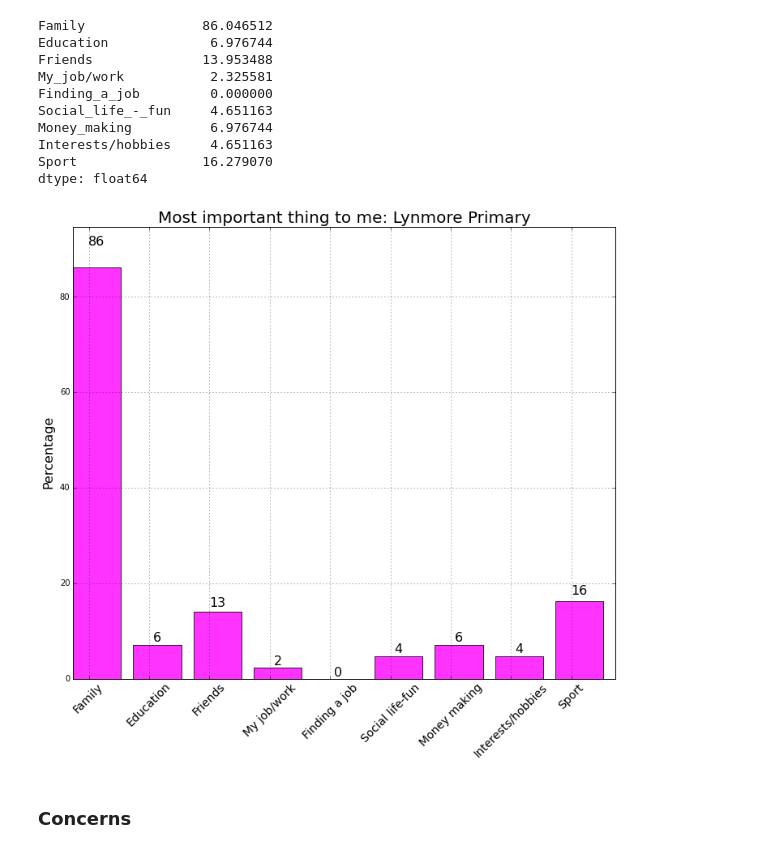
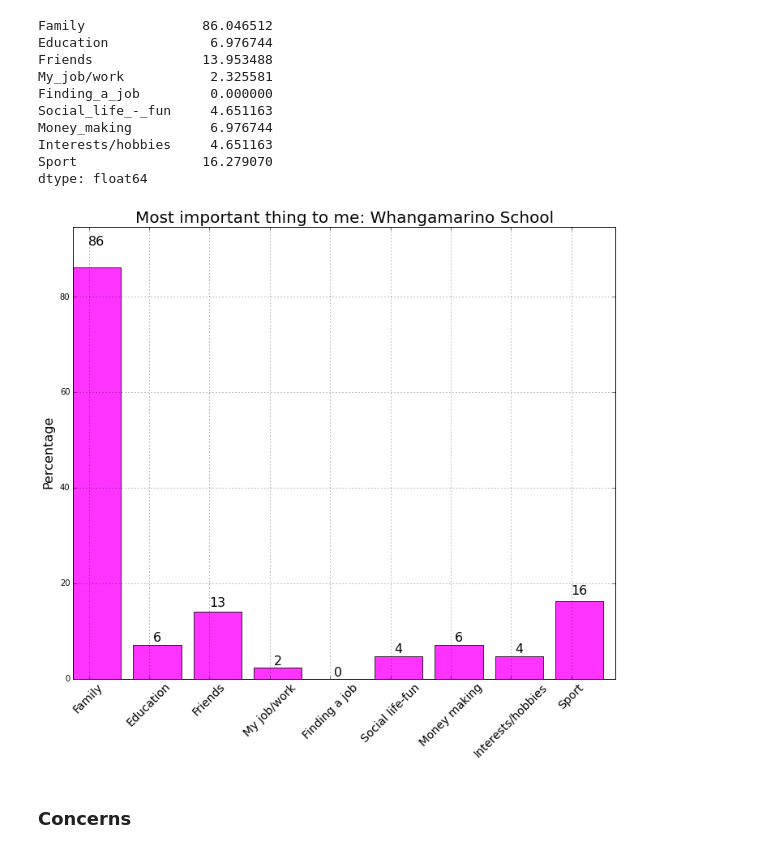
Before and after one commit to hillbs/Differential-Equations-and-Linear-Algebra, a Jupyter notebook: Youth_survey_git.ipynb, the cells around one changed output. Drawn from its saved outputs; the diff is of its cells as text; code cells hidden in the pictures.

Commit message:
Update of Most import thing to me plots

```diff
--- a/Youth_survey_git.ipynb
+++ b/Youth_survey_git.ipynb
@@ -556,9 +556,9 @@ Sport                16.279070
 dtype: float64
 # %%
 Make_bar(Fam.count(),Fam.values[0:Fam.count()],table2ticks,
-         'Most important thing to me: Lynmore Primary', 'Percentage',color='magenta',alpha=.8)
+         'Most important thing to me: Whangamarino School', 'Percentage',color='magenta',alpha=.8)
 # %% [output]
-[figure, old version]
+[figure, new version]
 # %% [markdown]
 ### Concerns
 # %% [markdown]
```
Also changed, not shown: parts of 3 cells of this notebook, 1 other file.
